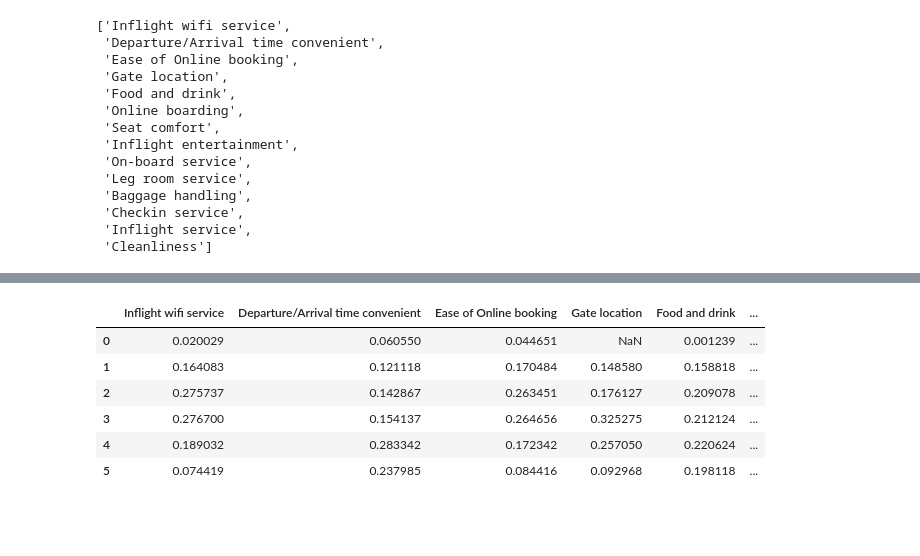
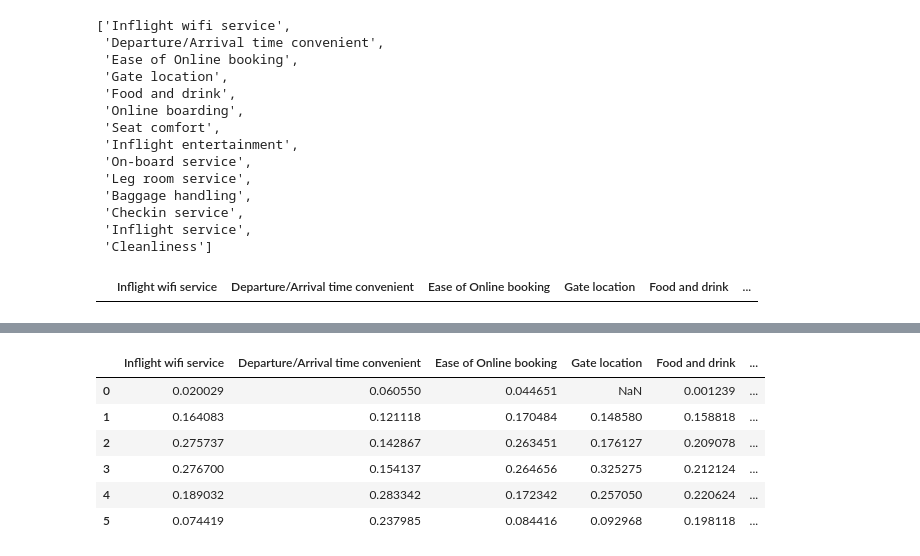
Before and after one commit to jingyunw/Airline_Passenger_Satisfaction_Analysis, a Jupyter notebook: Airline-Passenger-Satisfaction.ipynb, the cells around one changed output, grey strips where cells are left out. Drawn from its saved outputs; the diff is of its cells as text; code cells hidden in the pictures; blank space fills up the shorter version.

```diff
--- a/Airline-Passenger-Satisfaction.ipynb
+++ b/Airline-Passenger-Satisfaction.ipynb
@@ -1162,3 +1162,8 @@ checkin = pd.DataFrame(eco_class[survey_cols[11]].value_counts(normalize=True).s
 inflight = pd.DataFrame(eco_class[survey_cols[12]].value_counts(normalize=True).sort_index(ascending=False))
 
 clean = pd.DataFrame(eco_class[survey_cols[13]].value_counts(normalize=True).sort_index(ascending=False))
+# %%
+survey_df = pd.DataFrame(columns=survey_cols.tolist())
+survey_df
+# %% [output]
+|  | Inflight wifi service | Departure/Arrival time convenient | Ease of Online booking | Gate location | Food and drink | ... |
```
Also changed, not shown: parts of 6 cells of this notebook.
